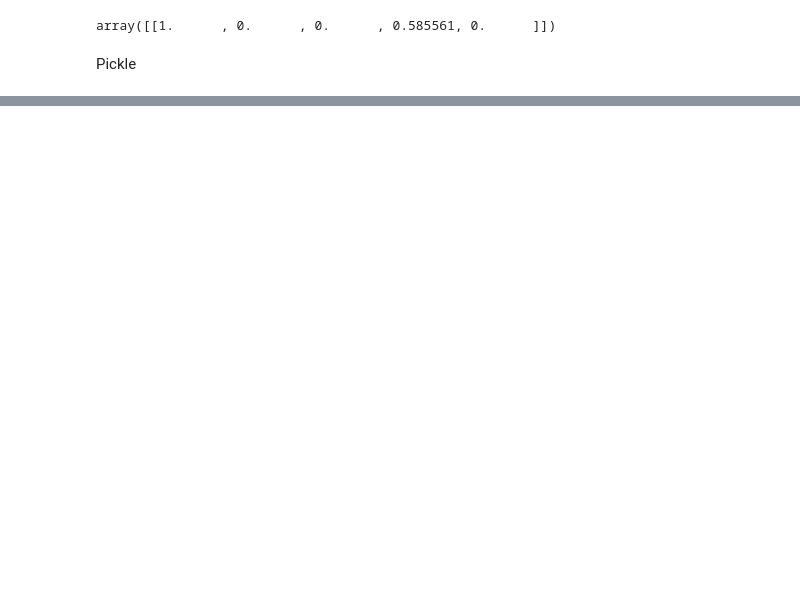
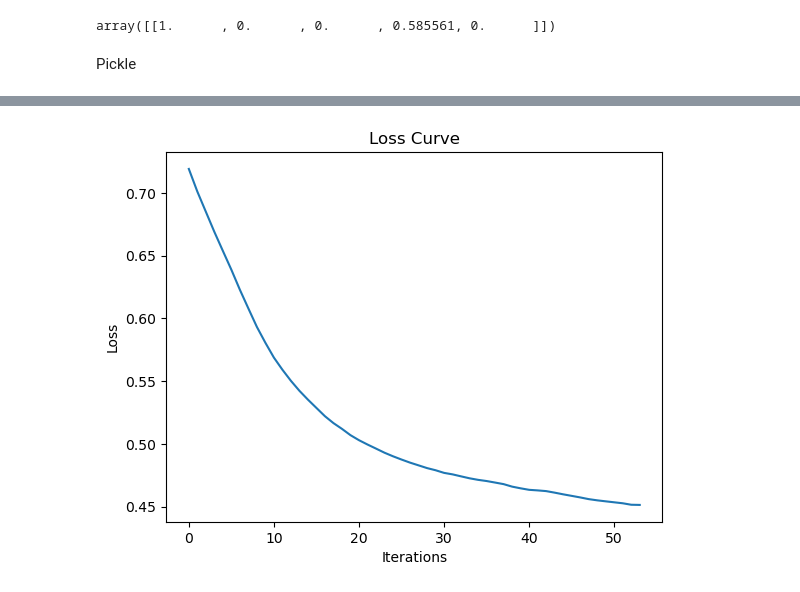
Before and after one commit to MonaTaghavi/dm-ann, a Jupyter notebook: notebooks/06nn-titanic-model.ipynb, the cells around one changed output, grey strips where cells are left out. Cells and saved outputs as stored; diff of their text form; code cells hidden in the pictures; blank space fills up the shorter version.

```diff
--- a/notebooks/06nn-titanic-model.ipynb
+++ b/notebooks/06nn-titanic-model.ipynb
@@ -186,0 +192,4 @@ scaler_loaded = pickle.load(open("../object/titanic_scaler.pkl", "rb"))
+# %%
+x = final_df.drop(columns=["Survived"])
+y = final_df["Survived"]
+y
@@ -186,0 +209,3 @@ scaler_loaded = pickle.load(open("../object/titanic_scaler.pkl", "rb"))
+# %%
+x_train, x_test, y_train, y_test = train_test_split(
+    x, y, test_size=0.2, random_state=42)
@@ -186,0 +224,4 @@ scaler_loaded = pickle.load(open("../object/titanic_scaler.pkl", "rb"))
+# %%
+model = MLPClassifier(hidden_layer_sizes=(30,20,), solver='adam', max_iter=2000, random_state=42,
+                      verbose=True, early_stopping=True, n_iter_no_change=50)
+model.fit(x_train, y_train)
@@ -186,0 +248,3 @@ scaler_loaded = pickle.load(open("../object/titanic_scaler.pkl", "rb"))
+# %%
+loss_curve = model.loss_curve_
+loss_curve
@@ -186,0 +269,8 @@ scaler_loaded = pickle.load(open("../object/titanic_scaler.pkl", "rb"))
+# %%
+plt.plot(loss_curve)
+plt.xlabel("Iterations")
+plt.ylabel("Loss")
+plt.title("Loss Curve")
+plt.show()
+# %% [output]
+[figure, added]
```
Also changed, not shown: parts of 26 cells of this notebook.
